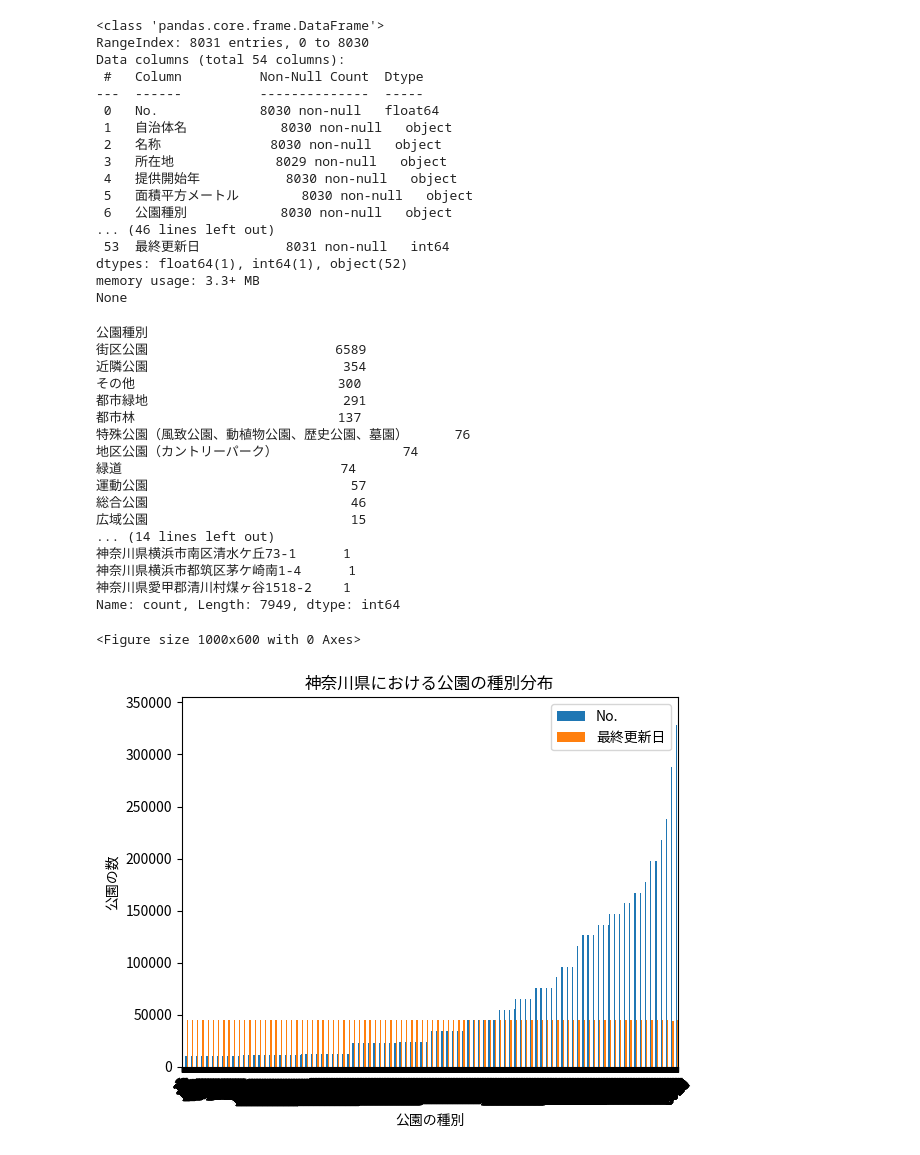
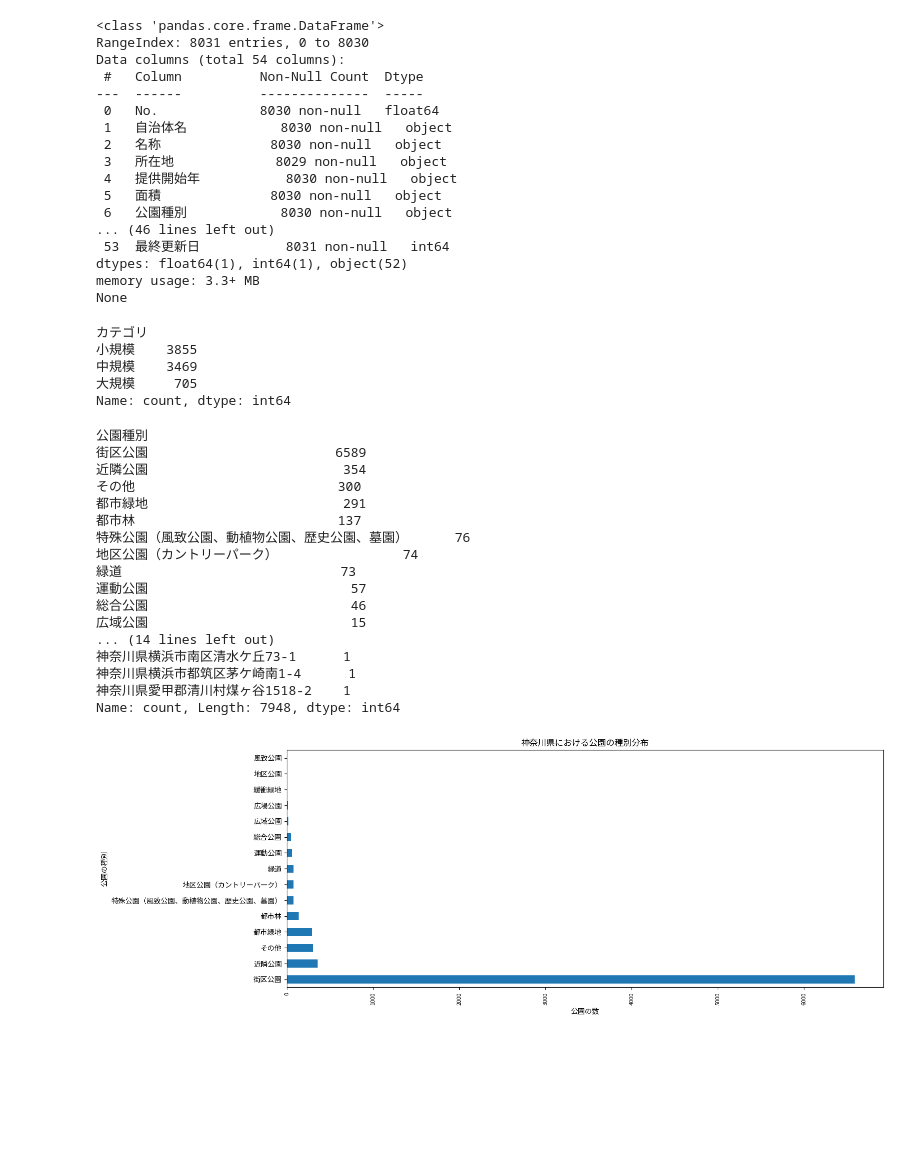
Before and after one commit to yasumasa718/park_data_intern, a Jupyter notebook: intern_kadai2.ipynb, the cells around one changed output. Cells and saved outputs as stored; diff of their text form; code cells hidden in the pictures; blank space fills up the shorter version.

```diff
--- a/intern_kadai2.ipynb
+++ b/intern_kadai2.ipynb
@@ -20,16 +17,17 @@ file_path_3 = '/home/yasumasa-tezuka/intern_data/2-05.xlsx'
 #フォントのパス
 font_path = '/usr/share/fonts/opentype/noto/NotoSansCJK-Regular.ttc'
 # %%
-# 公園種別データの読み込み
-#park_ = pd.read_excel(file_path_0)
-park_types = pd.read_excel(file_path_1)
+# 公園データの読み込み
+park_data = pd.read_excel(file_path_1)
 park_area = pd.read_excel(file_path_1)
 park_location = pd.read_excel(file_path_1)
 park_facility = pd.read_excel(file_path_1)
+#人口密度
 population_density = pd.read_excel(file_path_2)
+#行政区域面積
 administrative_area = pd.read_excel(file_path_3)
 # %%
-print(park_types.info())
+print(park_data.info())
 # %% [output]
 <class 'pandas.core.frame.DataFrame'>
 RangeIndex: 8031 entries, 0 to 8030
@@ -41,17 +39,45 @@ Data columns (total 54 columns):
  2   名称              8030 non-null   object
  3   所在地             8029 non-null   object
  4   提供開始年           8030 non-null   object
- 5   面積平方メートル        8030 non-null   object
+ 5   面積              8030 non-null   object
  6   公園種別            8030 non-null   object
 ... (46 lines left out)
  53  最終更新日           8031 non-null   int64
 dtypes: float64(1), int64(1), object(52)
 memory usage: 3.3+ MB
 None
+# %%
+# 面積列を数値型に変換し、NaNを削除（あるいは別の値で置き換え）
+park_data['面積'] = pd.to_numeric(park_data['面積'], errors='coerce')
+park_data.dropna(subset=['面積'], inplace=True)  # NaNを含む行を削除
+
+# 公園のカテゴリを定義（例：小規模＜1000平方メートル、中規模＜10000平方メートル、大規模≥10000平方メートル）
+def categorize_park(area):
+    if area < 1000:
+        return '小規模'
+    elif area < 10000:
+        return '中規模'
+    else:
+        return '大規模'
+
+# 各公園にカテゴリを割り当てる
+park_data['カテゴリ'] = park_data['面積'].apply(categorize_park)
+
+# カテゴリ別に公園の数を集計
+category_counts = park_data['カテゴリ'].value_counts()
+
+# 結果を表示
+print(category_counts)
+# %% [output]
+カテゴリ
+小規模    3855
+中規模    3469
+大規模     705
+Name: count, dtype: int64
 # %%
 # 公園種別のカウント
-park_type_counts = park_types['公園種別'].value_counts()
-park_location = park_types['所在地'].value_counts()
+park_type_counts = park_data['公園種別'].value_counts()
+park_location = park_data['所在地'].value_counts()
 print(park_type_counts)
 print(park_location)
 # %% [output]
@@ -63,7 +89,7 @@ print(park_location)
 都市林                          137
 特殊公園（風致公園、動植物公園、歴史公園、墓園）      76
 地区公園（カントリーパーク）                74
-緑道                            74
+緑道                            73
 運動公園                          57
 総合公園                          46
 広域公園                          15
@@ -71,20 +97,35 @@ print(park_location)
 神奈川県横浜市南区清水ケ丘73-1      1
 神奈川県横浜市都筑区茅ケ崎南1-4      1
 神奈川県愛甲郡清川村煤ヶ谷1518-2    1
-Name: count, Length: 7949, dtype: int64
+Name: count, Length: 7948, dtype: int64
 # %%
 # フォントプロパティを設定
 font_prop = fm.FontProperties(fname=font_path)
 # Matplotlibのデフォルトフォントを更新
 plt.rcParams['font.family'] = font_prop.get_name()
 # %%
-plt.figure(figsize=(10, 6))  # グラフのサイズを10x6インチに設定
-park_types.plot(kind='bar')  # 棒グラフを描画
-plt.title('神奈川県における公園の種別分布')  # グラフのタイトル
-plt.xlabel('公園の種別')  # X軸のラベル
-plt.ylabel('公園の数')  # Y軸のラベル
-plt.xticks(rotation=45)  # X軸のラベルを45度回転して読みやすくする
-plt.show()  # グラフを表示
+# plt.figure(figsize=(10, 6))  # グラフのサイズを10x6インチに設定
+# park_data.plot(kind='bar')  # 棒グラフを描画
+# plt.title('神奈川県における公園の種別分布')  # グラフのタイトル
+# plt.xlabel('公園の種別')  # X軸のラベル
+# plt.ylabel('公園の数')  # Y軸のラベル
+# plt.xticks(rotation=45)  # X軸のラベルを45度回転して読みやすくする
+# plt.show()  # グラフを表示
+
+import matplotlib.pyplot as plt
+
+# カテゴリ別に集計
+category_counts = park_data['公園種別'].value_counts()
+
+# グラフのサイズを設定
+plt.figure(figsize=(15, 6))  # グラフのサイズを15x6インチに設定
+
+# 横棒グラフを描画
+category_counts.plot(kind='barh', stacked=True)  # 横棒グラフの描画
+plt.title('神奈川県における公園の種別分布')
+plt.ylabel('公園の種別')
+plt.xlabel('公園の数')
+plt.xticks(rotation=90, fontsize=8)
+plt.show()
 # %% [output]
-<Figure size 1000x600 with 0 Axes>
-[figure, old version]
+[figure, new version]
```
Also changed, not shown: parts of 1 cell of this notebook.
